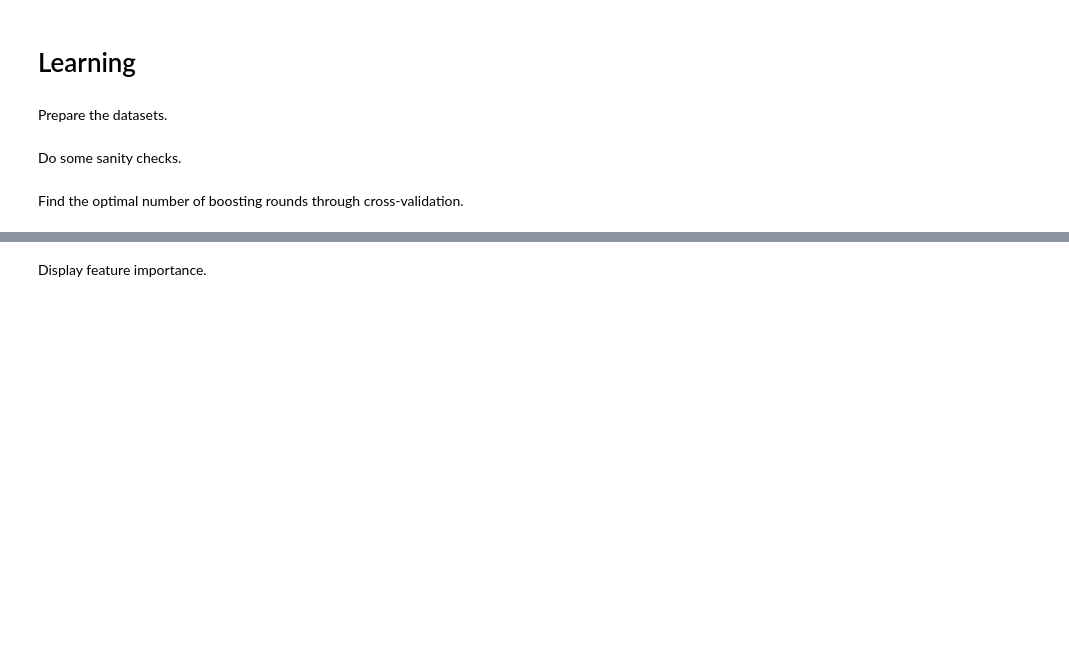
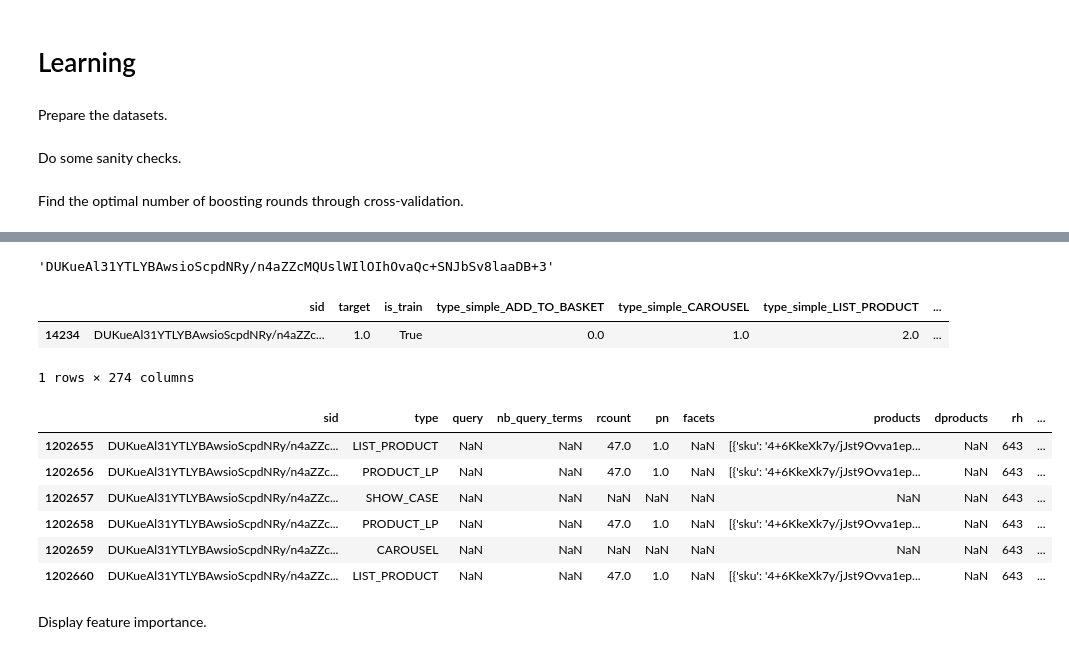
Before and after one commit to MaxHalford/DSG18-final, a Jupyter notebook: Solution.ipynb, the cells around one changed output, grey strips where cells are left out. Drawn from its saved outputs; the diff is of its cells as text; code cells hidden in the pictures; blank space fills up the shorter version.

```diff
--- a/Solution.ipynb
+++ b/Solution.ipynb
@@ -401,3 +394,23 @@ Early stopping, best iteration is:
+# %%
+mistakes.loc[14234]['sid']
+# %% [output]
+'DUKueAl31YTLYBAwsioScpdNRy/n4aZZcMQUslWIlOIhOvaQc+SNJbSv8laaDB+3'
+# %%
+df.query('sid == "DUKueAl31YTLYBAwsioScpdNRy/n4aZZcMQUslWIlOIhOvaQc+SNJbSv8laaDB+3"')
+# %% [output]
+|  | sid | target | is_train | type_simple_ADD_TO_BASKET | type_simple_CAROUSEL | type_simple_LIST_PRODUCT | ... |
+| 14234 | DUKueAl31YTLYBAwsioScpdNRy/n4aZZc... | 1.0 | True | 0.0 | 1.0 | 2.0 | ... |
+1 rows × 274 columns
+# %%
+track.query('sid == "DUKueAl31YTLYBAwsioScpdNRy/n4aZZcMQUslWIlOIhOvaQc+SNJbSv8laaDB+3"')
+# %% [output]
+|  | sid | type | query | nb_query_terms | rcount | pn | facets | products | dproducts | rh | ... |
+| 1202655 | DUKueAl31YTLYBAwsioScpdNRy/n4aZZc... | LIST_PRODUCT | NaN | NaN | 47.0 | 1.0 | NaN | [{'sku': '4+6KkeXk7y/jJst9Ovva1ep... | NaN | 643 | ... |
+| 1202656 | DUKueAl31YTLYBAwsioScpdNRy/n4aZZc... | PRODUCT_LP | NaN | NaN | 47.0 | 1.0 | NaN | [{'sku': '4+6KkeXk7y/jJst9Ovva1ep... | NaN | 643 | ... |
+| 1202657 | DUKueAl31YTLYBAwsioScpdNRy/n4aZZc... | SHOW_CASE | NaN | NaN | NaN | NaN | NaN | NaN | NaN | 643 | ... |
+| 1202658 | DUKueAl31YTLYBAwsioScpdNRy/n4aZZc... | PRODUCT_LP | NaN | NaN | 47.0 | 1.0 | NaN | [{'sku': '4+6KkeXk7y/jJst9Ovva1ep... | NaN | 643 | ... |
+| 1202659 | DUKueAl31YTLYBAwsioScpdNRy/n4aZZc... | CAROUSEL | NaN | NaN | NaN | NaN | NaN | NaN | NaN | 643 | ... |
+| 1202660 | DUKueAl31YTLYBAwsioScpdNRy/n4aZZc... | LIST_PRODUCT | NaN | NaN | 47.0 | 1.0 | NaN | [{'sku': '4+6KkeXk7y/jJst9Ovva1ep... | NaN | 643 | ... |
 # %% [markdown]
 Display feature importance.
 # %%
```
Also changed, not shown: parts of 16 cells of this notebook.
